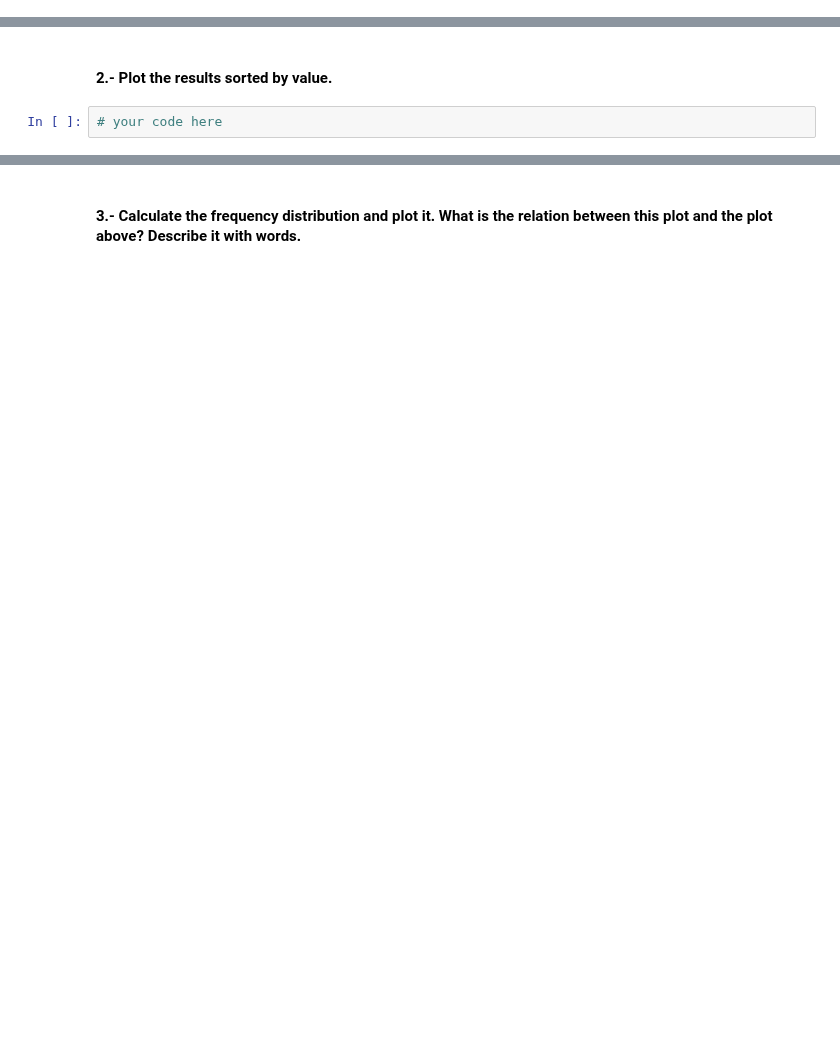
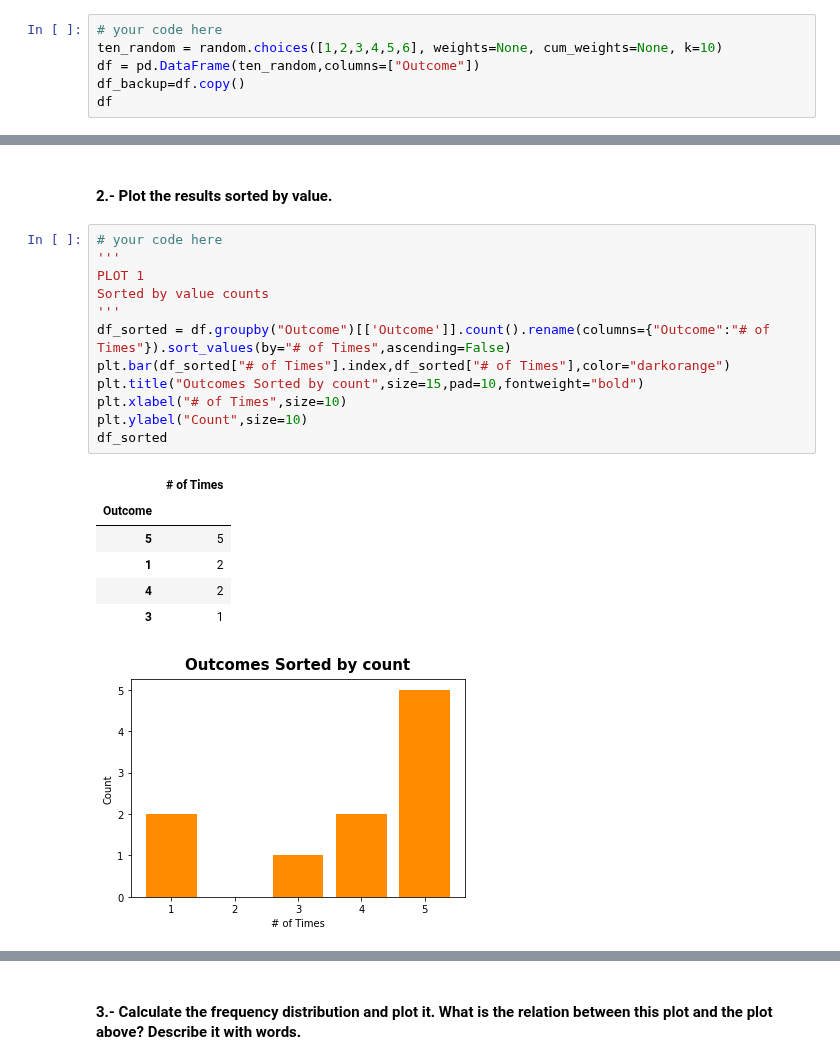
Before and after one commit to paoloironhack/data_analytics062020, a Jupyter notebook: labs/module_2/Descriptive-Stats/your-code/main.ipynb, the cells around one changed output, grey strips where cells are left out. Cells and saved outputs as stored; diff of their text form; blank space fills up the shorter version.

```diff
--- a/labs/module_2/Descriptive-Stats/your-code/main.ipynb
+++ b/labs/module_2/Descriptive-Stats/your-code/main.ipynb
@@ -12,0 +16,6 @@ Import the necessary libraries here:
+# %%
+# your code here
+ten_random = random.choices([1,2,3,4,5,6], weights=None, cum_weights=None, k=10)
+df = pd.DataFrame(ten_random,columns=["Outcome"])
+df_backup=df.copy()
+df
@@ -13,4 +34,22 @@ Import the necessary libraries here:
 # %% [markdown]
 #### 2.- Plot the results sorted by value.
-# %%
-# your code here
+# %%
+# your code here
+'''
+PLOT 1
+Sorted by value counts
+'''
+df_sorted = df.groupby("Outcome")[['Outcome']].count().rename(columns={"Outcome":"# of Times"}).sort_values(by="# of Times",ascending=False)
+plt.bar(df_sorted["# of Times"].index,df_sorted["# of Times"],color="darkorange")
+plt.title("Outcomes Sorted by count",size=15,pad=10,fontweight="bold")
+plt.xlabel("# of Times",size=10)
+plt.ylabel("Count",size=10)
+df_sorted
+# %% [output]
+|  | # of Times |
+| Outcome |  |
+| 5 | 5 |
+| 1 | 2 |
+| 4 | 2 |
+| 3 | 1 |
+[figure, added]
```
Also changed, not shown: parts of 58 cells of this notebook.
